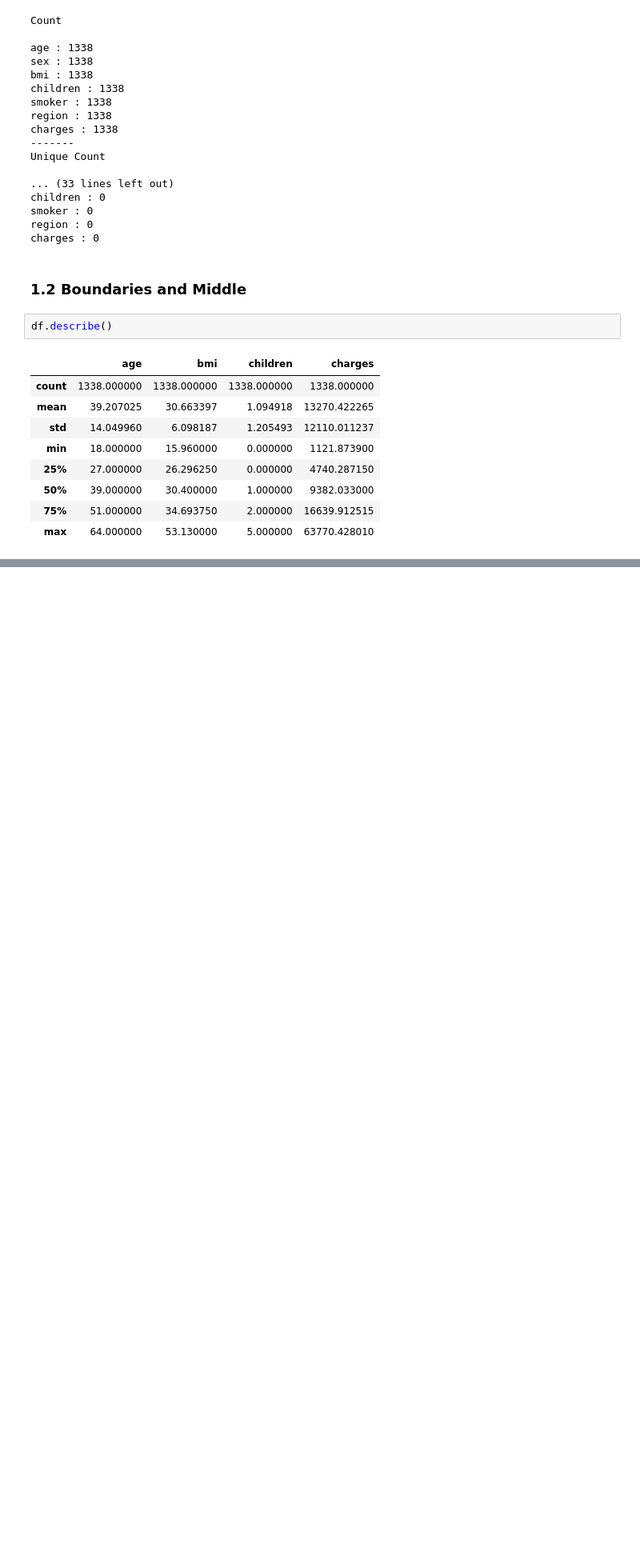
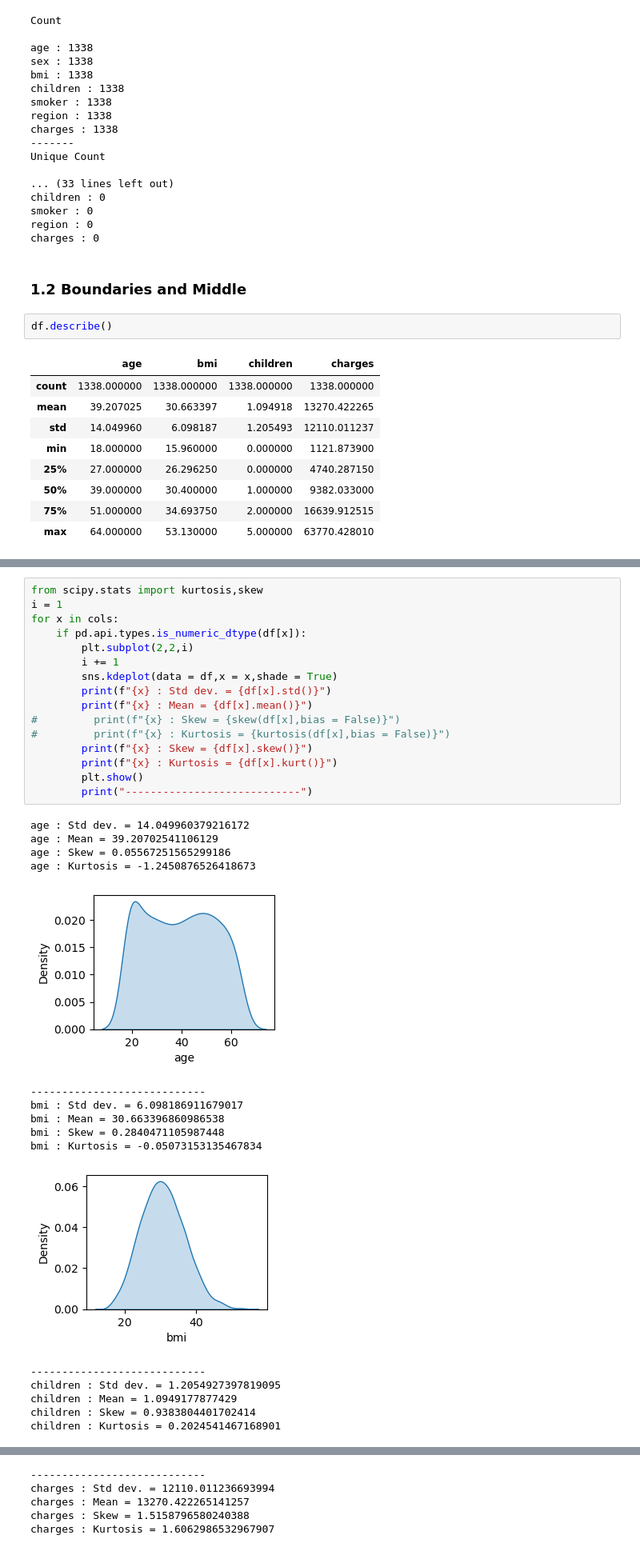
Before and after one commit to anmolk11/Exploratory-Data-Analysis-EDA-in-Python, a Jupyter notebook: Untitled.ipynb, the cells around one changed output, grey strips where cells are left out. Shown at 80% size. Saved outputs shown, nothing was run; the diff lists cells and outputs as text; blank space fills up the shorter version.

Commit message:
Univariate Stats done

```diff
--- a/Untitled.ipynb
+++ b/Untitled.ipynb
@@ -88,0 +93,33 @@ for x in cols:
+# %%
+from scipy.stats import kurtosis,skew
+i = 1
+for x in cols:
+    if pd.api.types.is_numeric_dtype(df[x]):
+        plt.subplot(2,2,i)
+        i += 1
+        sns.kdeplot(data = df,x = x,shade = True)
+        print(f"{x} : Std dev. = {df[x].std()}")
+        print(f"{x} : Mean = {df[x].mean()}")
+#         print(f"{x} : Skew = {skew(df[x],bias = False)}")
+#         print(f"{x} : Kurtosis = {kurtosis(df[x],bias = False)}")
+        print(f"{x} : Skew = {df[x].skew()}")
+        print(f"{x} : Kurtosis = {df[x].kurt()}")
+        plt.show()
+        print("----------------------------")
+# %% [output]
+age : Std dev. = 14.049960379216172
+age : Mean = 39.20702541106129
+age : Skew = 0.05567251565299186
+age : Kurtosis = -1.2450876526418673
+[figure, added]
+----------------------------
+bmi : Std dev. = 6.098186911679017
+bmi : Mean = 30.663396860986538
+bmi : Skew = 0.2840471105987448
+bmi : Kurtosis = -0.05073153135467834
+[figure, added]
+----------------------------
+children : Std dev. = 1.2054927397819095
+children : Mean = 1.0949177877429
+children : Skew = 0.9383804401702414
+children : Kurtosis = 0.2024541467168901
@@ -88,0 +127,5 @@ for x in cols:
+----------------------------
+charges : Std dev. = 12110.011236693994
+charges : Mean = 13270.422265141257
+charges : Skew = 1.5158796580240388
+charges : Kurtosis = 1.6062986532967907
```
Also changed, not shown: parts of 4 cells of this notebook.
